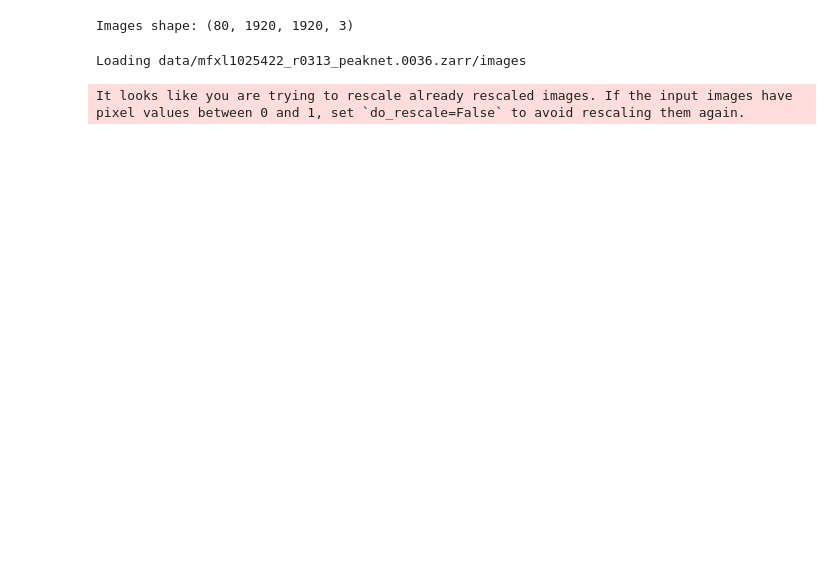
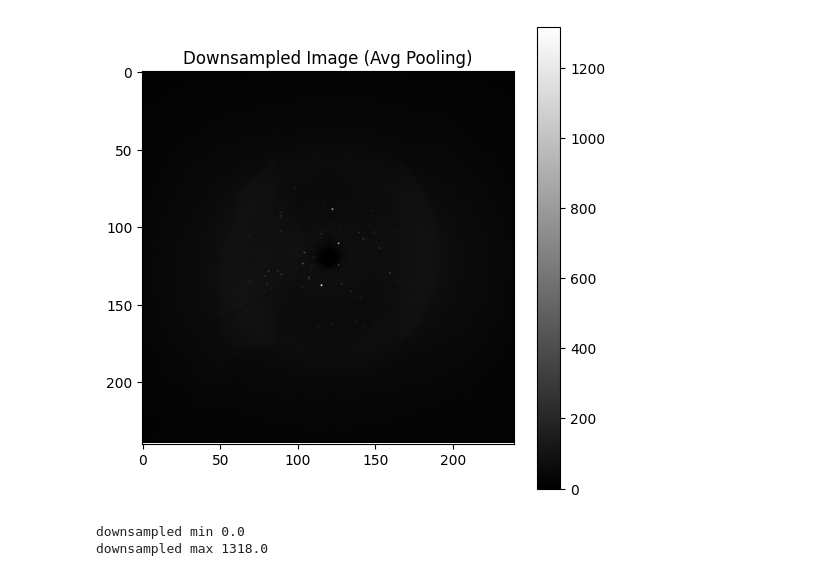
Before and after one commit to jmunetong/autoregression, a Jupyter notebook: xplore.ipynb, the cells around one changed output. Saved outputs shown, nothing was run; the diff lists cells and outputs as text; code cells hidden in the pictures; blank space fills up the shorter version.

```diff
--- a/xplore.ipynb
+++ b/xplore.ipynb
@@ -20,0 +23,4 @@ from data_preprocessing import preprocess_images,XrdDataset
+# %%
+path = 'data'
+directories = get_directories(path)[:1]
+imgs_original,_ = get_imgs(directories)
@@ -20,0 +69,9 @@ from data_preprocessing import preprocess_images,XrdDataset
+# %%
+# Use Local Max pooling to downsample the image
+import torch.nn.functional as F
+raw_image_test_tensor = torch.from_numpy(raw_image_test).unsqueeze(0).unsqueeze(0)
+downsampled = F.max_pool2d(raw_image_test_tensor, kernel_size=8, stride=8)
+
+print(downsampled.shape)  # -> torch.Size([1, 1, 240, 240])
+downsampled_np = downsampled.squeeze().numpy()
+plt.imshow(downsampled_np, cmap='gray')
@@ -21,12 +82,27 @@ from data_preprocessing import preprocess_images,XrdDataset
+# %%
+# Use Average pooling to downsample the image
+import torch.nn.functional as F
+
+raw_image_test_tensor = torch.from_numpy(raw_image_test).unsqueeze(0).unsqueeze(0)
+factor = 8
+downsampled_avg = F.avg_pool2d(raw_image_test_tensor, kernel_size=factor, stride=factor)
+downsampled_np_avg = downsampled.squeeze().numpy()
+
+plt.figure(figsize=(6, 6))
+plt.imshow(downsampled_np_avg, cmap='gray')
+plt.title("Downsampled Image (Avg Pooling)")
+plt.colorbar()
+plt.show()
+# %% [output]
+[figure, added]
+# %%
+print("downsampled min", downsampled_np_avg.min())
+print("downsampled max", downsampled_np_avg.max())
+# %% [output]
+downsampled min 0.0
+downsampled max 1318.0
 # %%
-path = 'data'
-directories = get_directories(path)[:2]
-imgs,_ = get_imgs(directories)
-imgs = preprocess_images(imgs)
-print(f'Images shape: {imgs.shape}')
 # device = get_device()
 # Images are now of shape (Batch, 1667, 1665,1)
 # imgs = einops.rearrange(imgs, 'b h w c -> b c h w') # This may be optional since we have a feature extractor
-# %% [output]
-Images shape: (80, 1920, 1920, 3)
 # %%
@@ -34,7 +111 @@ feature_extractor = ViTImageProcessor.from_pretrained("google/vit-base-patch16-2
 dataset = XrdDataset(data_dir=path, feature_extractor=feature_extractor)
-# %%
-dataloader = DataLoader(dataset, batch_size=1, shuffle=True)
-sample = next(iter(dataloader))
-# %% [output]
-Loading data/mfxl1025422_r0313_peaknet.0036.zarr/images
-It looks like you are trying to rescale already rescaled images. If the input images have pixel values between 0 and 1, set `do_rescale=False` to avoid rescaling them again.
```
Also changed, not shown: parts of 28 cells of this notebook.
